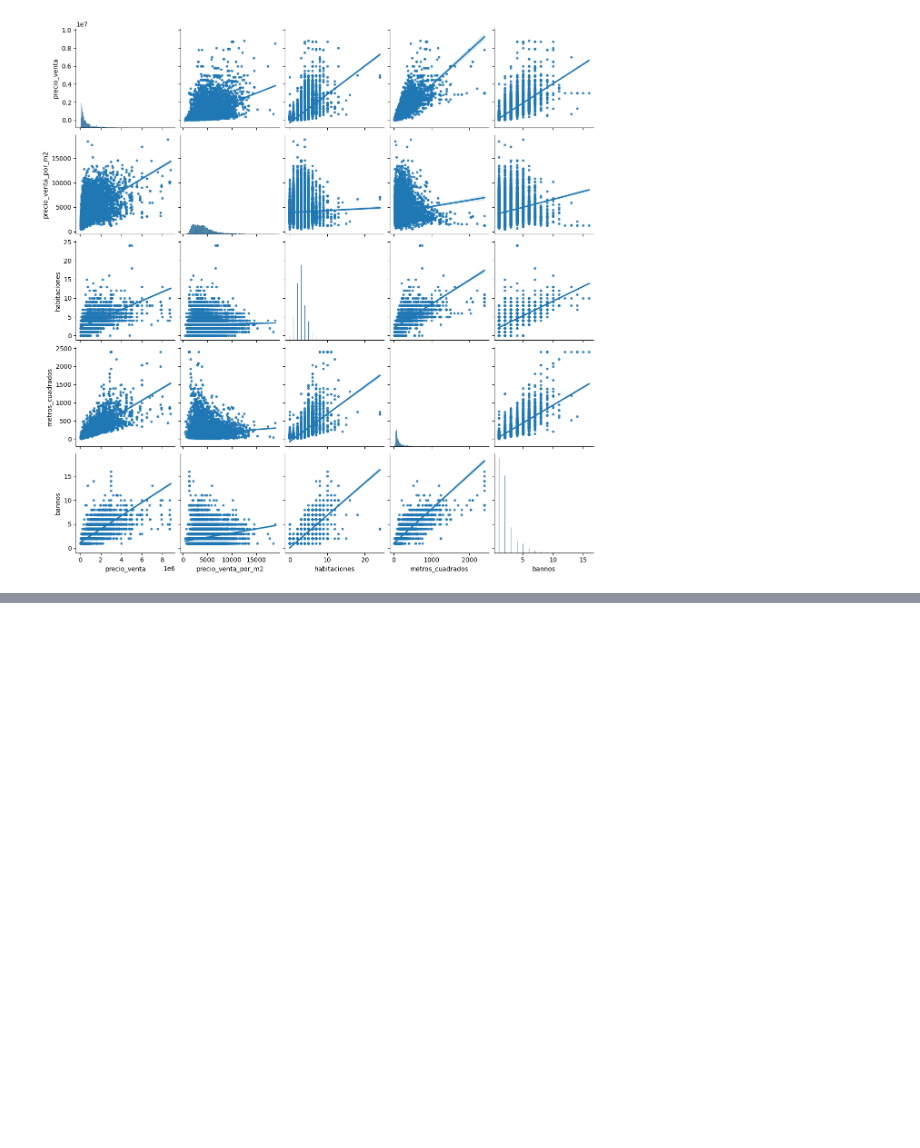
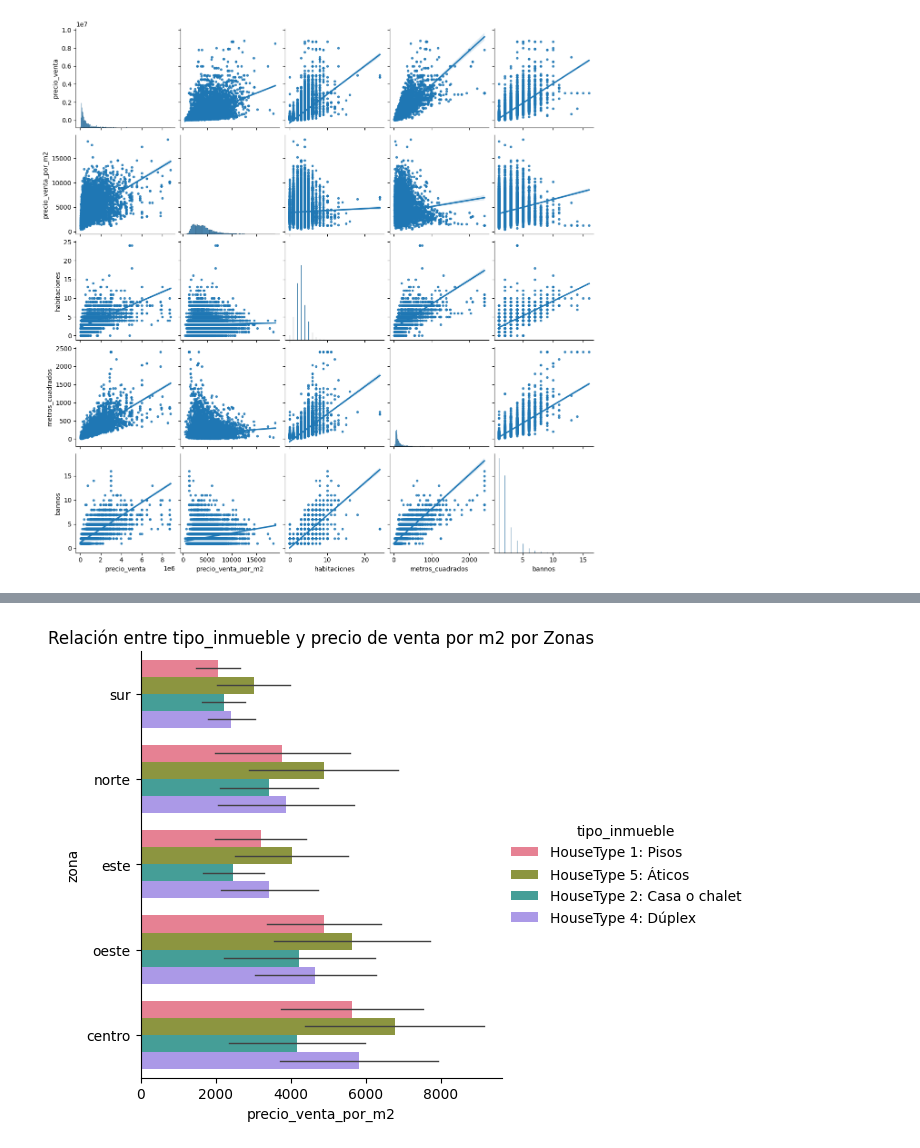
Before and after one commit to mariaortizz/EDA_Viviendas_Madrid, a Jupyter notebook: src/notebook.ipynb, the cells around one changed output, grey strips where cells are left out. Drawn from its saved outputs; the diff is of its cells as text; code cells hidden in the pictures; blank space fills up the shorter version.

```diff
--- a/src/notebook.ipynb
+++ b/src/notebook.ipynb
@@ -285 +203,5 @@ f.grafico_precio_zona_yvariable(df,'estacionamiento')
+# %%
+f.grafico_precio_zona_yvariable(df,'tipo_inmueble')
+# %% [output]
+[figure, added]
 # %%
```
Also changed, not shown: parts of 25 cells of this notebook, 1 other file.
